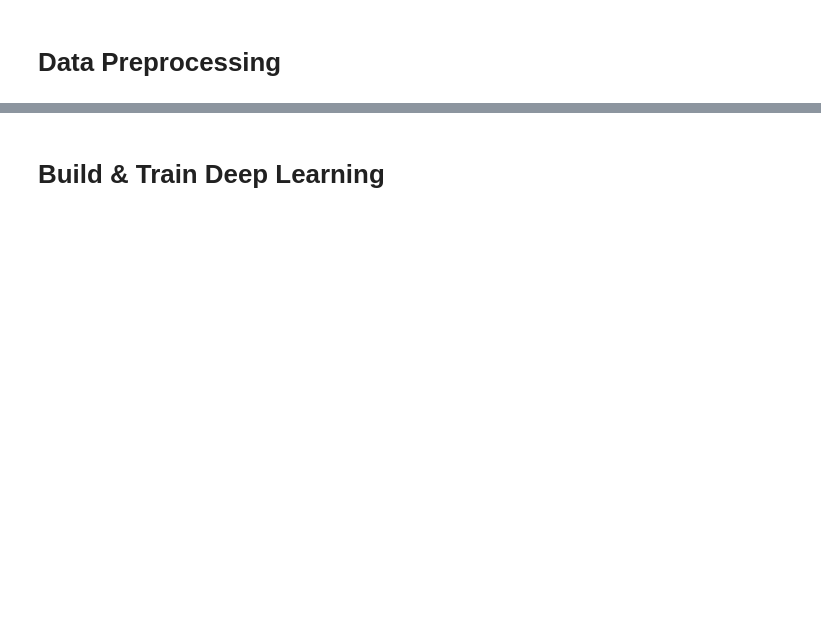
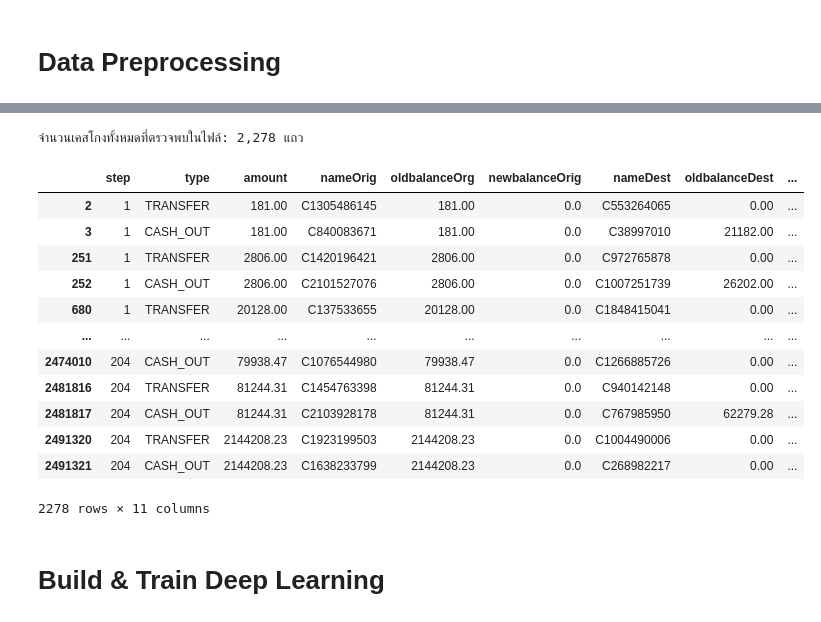
Before and after one commit to Ronglawan/AI-in-Financial-Reporting-and-Fraud-Detection, a Jupyter notebook: AI_in_Financial_Reporting_and_Fraud_Detection.ipynb, the cells around one changed output, grey strips where cells are left out. Cells and saved outputs as stored; diff of their text form; code cells hidden in the pictures; blank space fills up the shorter version.

```diff
--- a/AI_in_Financial_Reporting_and_Fraud_Detection.ipynb
+++ b/AI_in_Financial_Reporting_and_Fraud_Detection.ipynb
@@ -44,3 +113,23 @@ print(f"Test set (ข้อมูลสมบูรณ์)  = {X_test_scaled.sha
+# %%
+# ดึงเฉพาะธุรกรรมที่เป็นเคสทุจริต (isFraud เป็น 1) มาโชว์ดู 5 แถวแรก
+fraud_cases = df[df['isFraud'] == 1]
+print(f"จำนวนเคสโกงทั้งหมดที่ตรวจพบในไฟล์: {fraud_cases.shape[0]:,} แถว")
+fraud_cases.head(2278)
+# %% [output]
+จำนวนเคสโกงทั้งหมดที่ตรวจพบในไฟล์: 2,278 แถว
+|  | step | type | amount | nameOrig | oldbalanceOrg | newbalanceOrig | nameDest | oldbalanceDest | ... |
+| 2 | 1 | TRANSFER | 181.00 | C1305486145 | 181.00 | 0.0 | C553264065 | 0.00 | ... |
+| 3 | 1 | CASH_OUT | 181.00 | C840083671 | 181.00 | 0.0 | C38997010 | 21182.00 | ... |
+| 251 | 1 | TRANSFER | 2806.00 | C1420196421 | 2806.00 | 0.0 | C972765878 | 0.00 | ... |
+| 252 | 1 | CASH_OUT | 2806.00 | C2101527076 | 2806.00 | 0.0 | C1007251739 | 26202.00 | ... |
+| 680 | 1 | TRANSFER | 20128.00 | C137533655 | 20128.00 | 0.0 | C1848415041 | 0.00 | ... |
+| ... | ... | ... | ... | ... | ... | ... | ... | ... | ... |
+| 2474010 | 204 | CASH_OUT | 79938.47 | C1076544980 | 79938.47 | 0.0 | C1266885726 | 0.00 | ... |
+| 2481816 | 204 | TRANSFER | 81244.31 | C1454763398 | 81244.31 | 0.0 | C940142148 | 0.00 | ... |
+| 2481817 | 204 | CASH_OUT | 81244.31 | C2103928178 | 81244.31 | 0.0 | C767985950 | 62279.28 | ... |
+| 2491320 | 204 | TRANSFER | 2144208.23 | C1923199503 | 2144208.23 | 0.0 | C1004490006 | 0.00 | ... |
+| 2491321 | 204 | CASH_OUT | 2144208.23 | C1638233799 | 2144208.23 | 0.0 | C268982217 | 0.00 | ... |
+2278 rows × 11 columns
 # %% [markdown]
 # Build & Train Deep Learning
 # %%
```
Also changed, not shown: parts of 13 cells of this notebook.
